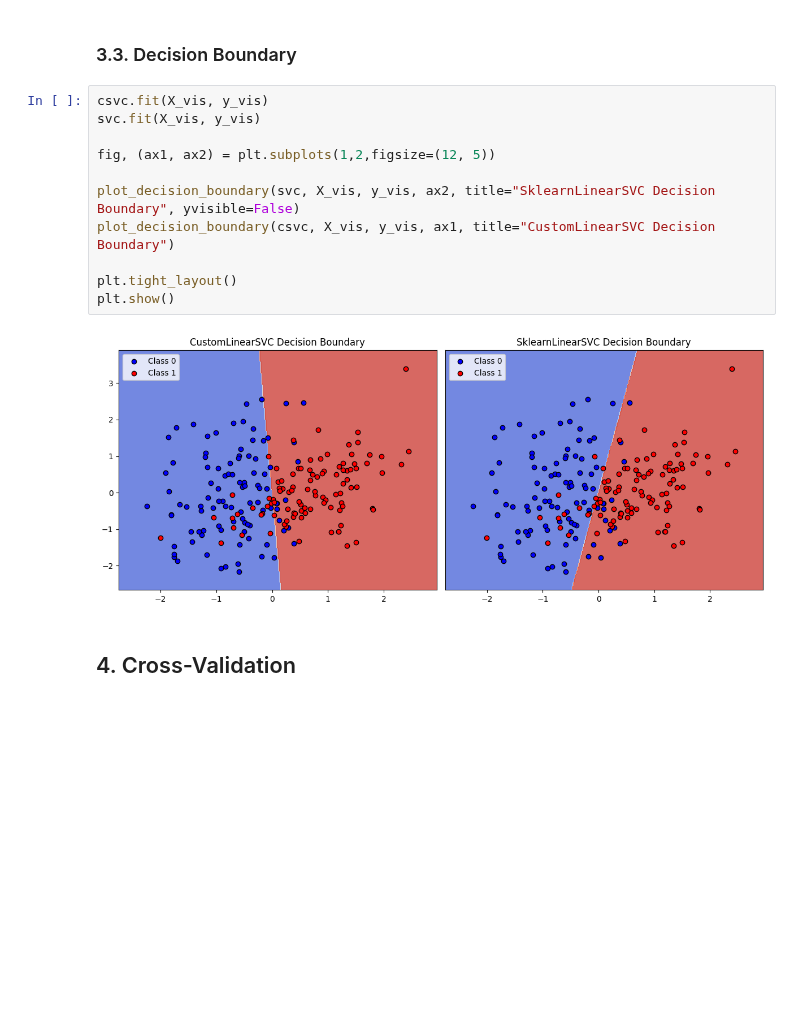
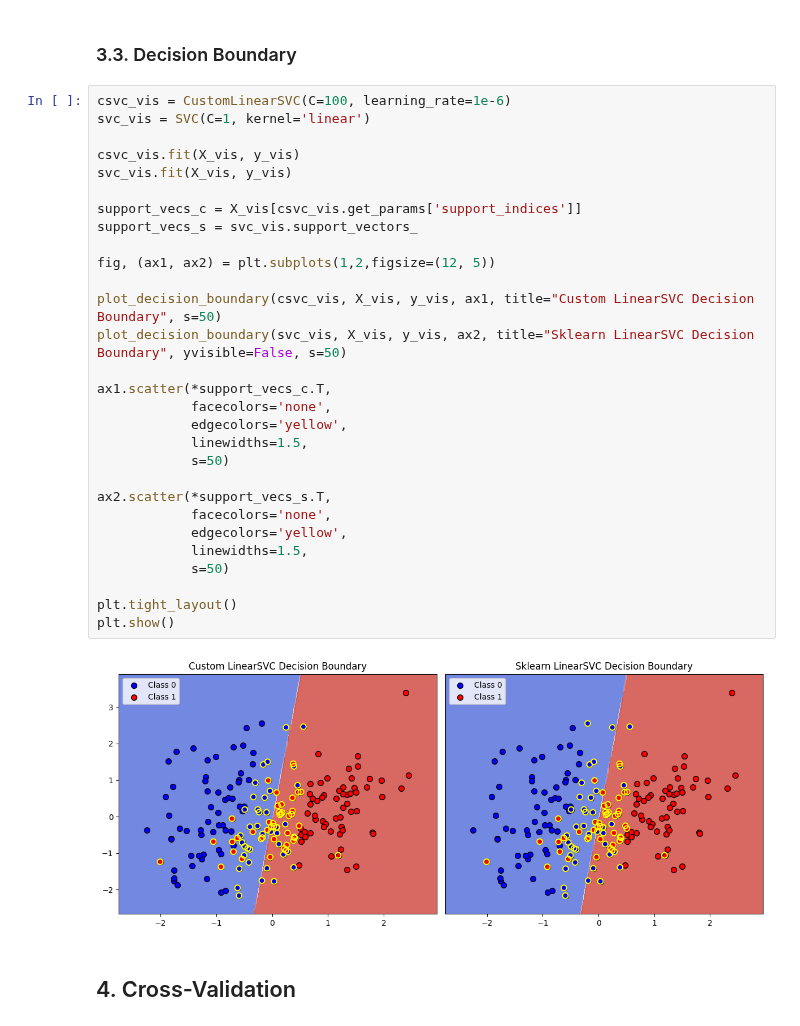
Before and after one commit to EyadMostafa/ml-from-scratch, a Jupyter notebook: notebooks/linear_svc.ipynb, the cells around one changed output. Drawn from its saved outputs; the diff is of its cells as text; blank space fills up the shorter version.

```diff
--- a/notebooks/linear_svc.ipynb
+++ b/notebooks/linear_svc.ipynb
@@ -76,18 +77,36 @@ plt.show()
 # %% [markdown]
 ### 3.3. Decision Boundary
 # %%
-csvc.fit(X_vis, y_vis)
-svc.fit(X_vis, y_vis)
+csvc_vis = CustomLinearSVC(C=100, learning_rate=1e-6)
+svc_vis = SVC(C=1, kernel='linear')
+
+csvc_vis.fit(X_vis, y_vis)
+svc_vis.fit(X_vis, y_vis)
+
+support_vecs_c = X_vis[csvc_vis.get_params['support_indices']]
+support_vecs_s = svc_vis.support_vectors_
 
 fig, (ax1, ax2) = plt.subplots(1,2,figsize=(12, 5))
 
-plot_decision_boundary(svc, X_vis, y_vis, ax2, title="SklearnLinearSVC Decision Boundary", yvisible=False)
-plot_decision_boundary(csvc, X_vis, y_vis, ax1, title="CustomLinearSVC Decision Boundary")
+plot_decision_boundary(csvc_vis, X_vis, y_vis, ax1, title="Custom LinearSVC Decision Boundary", s=50)
+plot_decision_boundary(svc_vis, X_vis, y_vis, ax2, title="Sklearn LinearSVC Decision Boundary", yvisible=False, s=50)
+
+ax1.scatter(*support_vecs_c.T,
+            facecolors='none',
+            edgecolors='yellow',
+            linewidths=1.5,
+            s=50)
+
+ax2.scatter(*support_vecs_s.T,
+            facecolors='none',
+            edgecolors='yellow',
+            linewidths=1.5,
+            s=50)
 
 plt.tight_layout()
 plt.show()
 # %% [output]
-[figure, old version]
+[figure, new version]
 # %% [markdown]
 ## 4. Cross-Validation
 # %%
```
Also changed, not shown: parts of 6 cells of this notebook, 4 other files.
